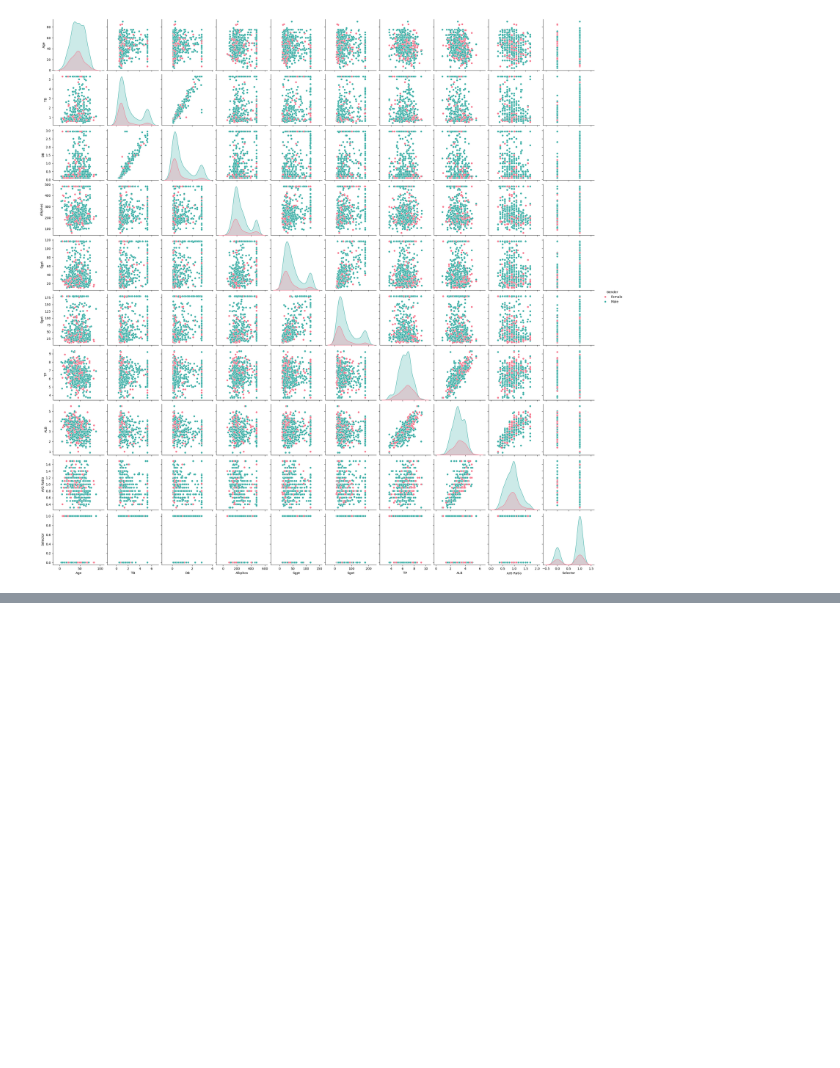
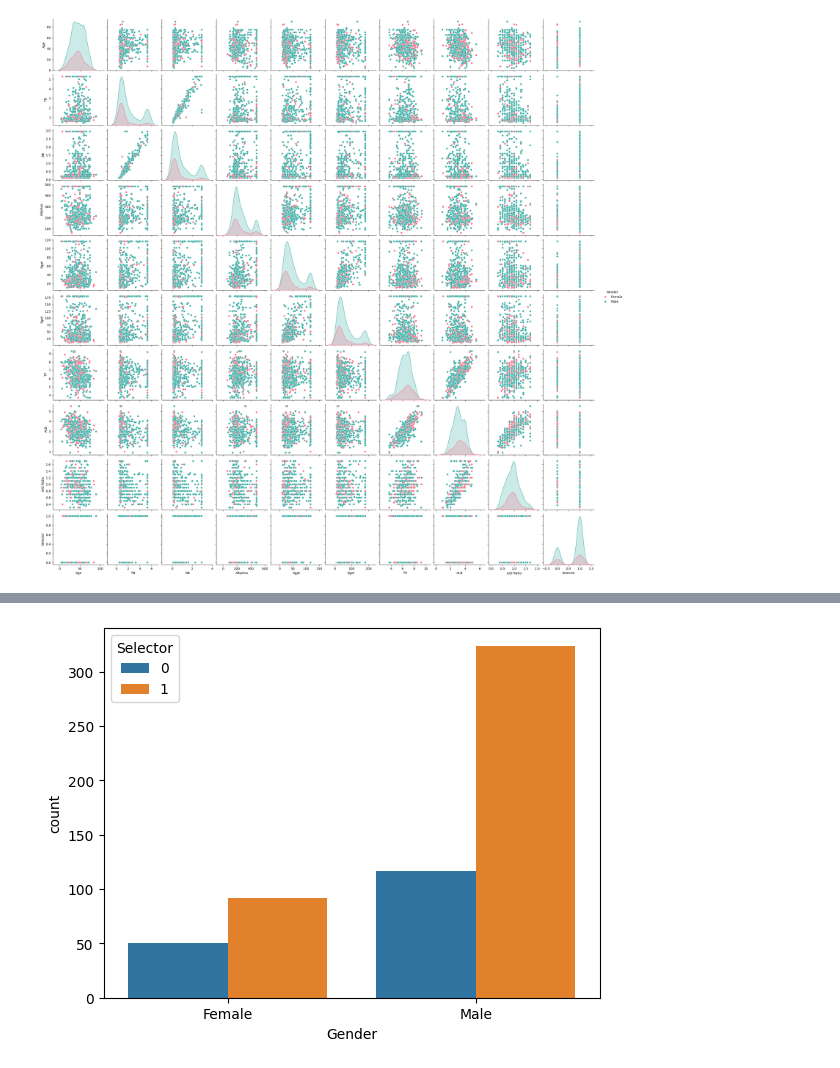
Before and after one commit to Uma761995/machine-Learning-and-Data-Science-Capstone-project, a Jupyter notebook: 3.Univariate and Bivariate Analysis/3.Data Visualisation/Seaborn.ipynb, the cells around one changed output, grey strips where cells are left out. Cells and saved outputs as stored; diff of their text form; code cells hidden in the pictures; blank space fills up the shorter version.

```diff
--- a/3.Univariate and Bivariate Analysis/3.Data Visualisation/Seaborn.ipynb
+++ b/3.Univariate and Bivariate Analysis/3.Data Visualisation/Seaborn.ipynb
@@ -93,0 +128,5 @@ plt.show()
+# %%
+sns.countplot(x='Gender',data=dataset,hue='Selector')
+plt.show()
+# %% [output]
+[figure, added]
```
Also changed, not shown: parts of 10 cells of this notebook, 14 other files.
